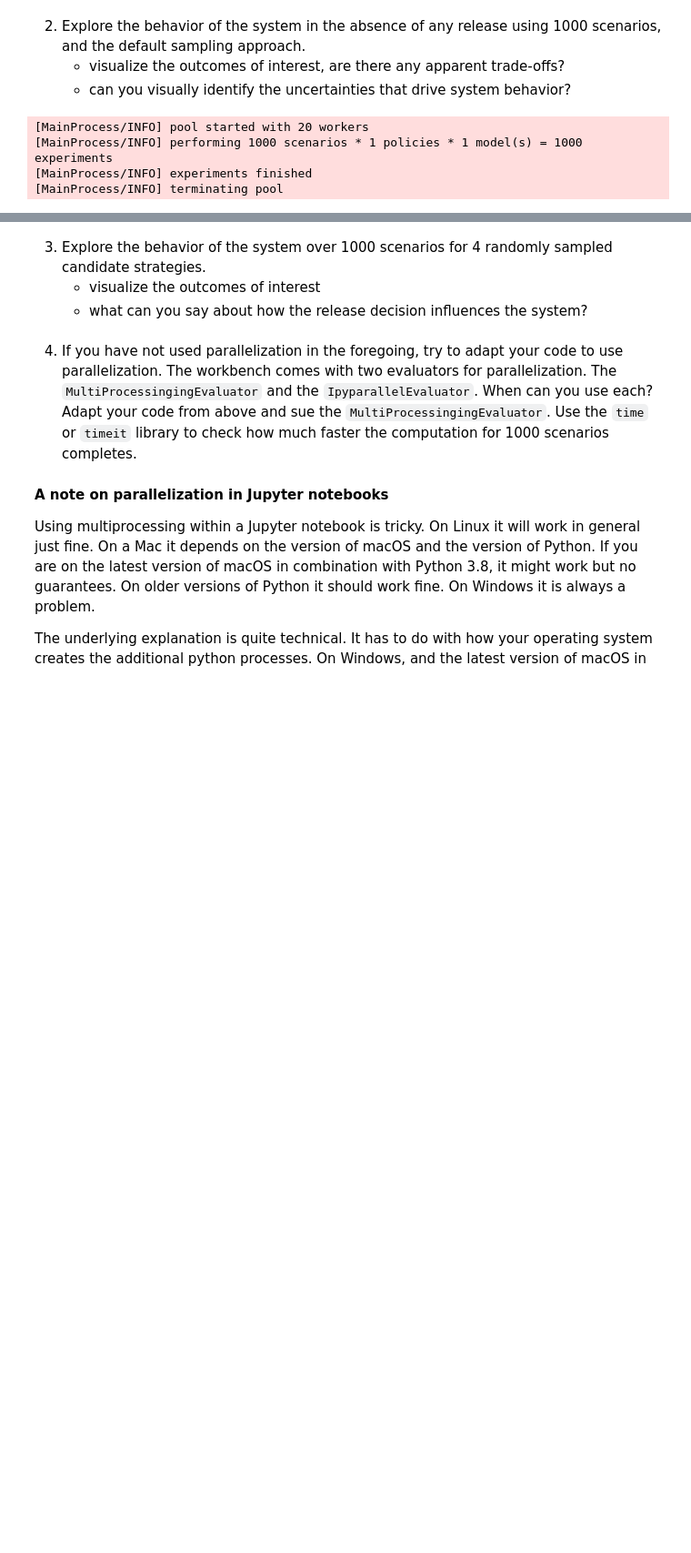
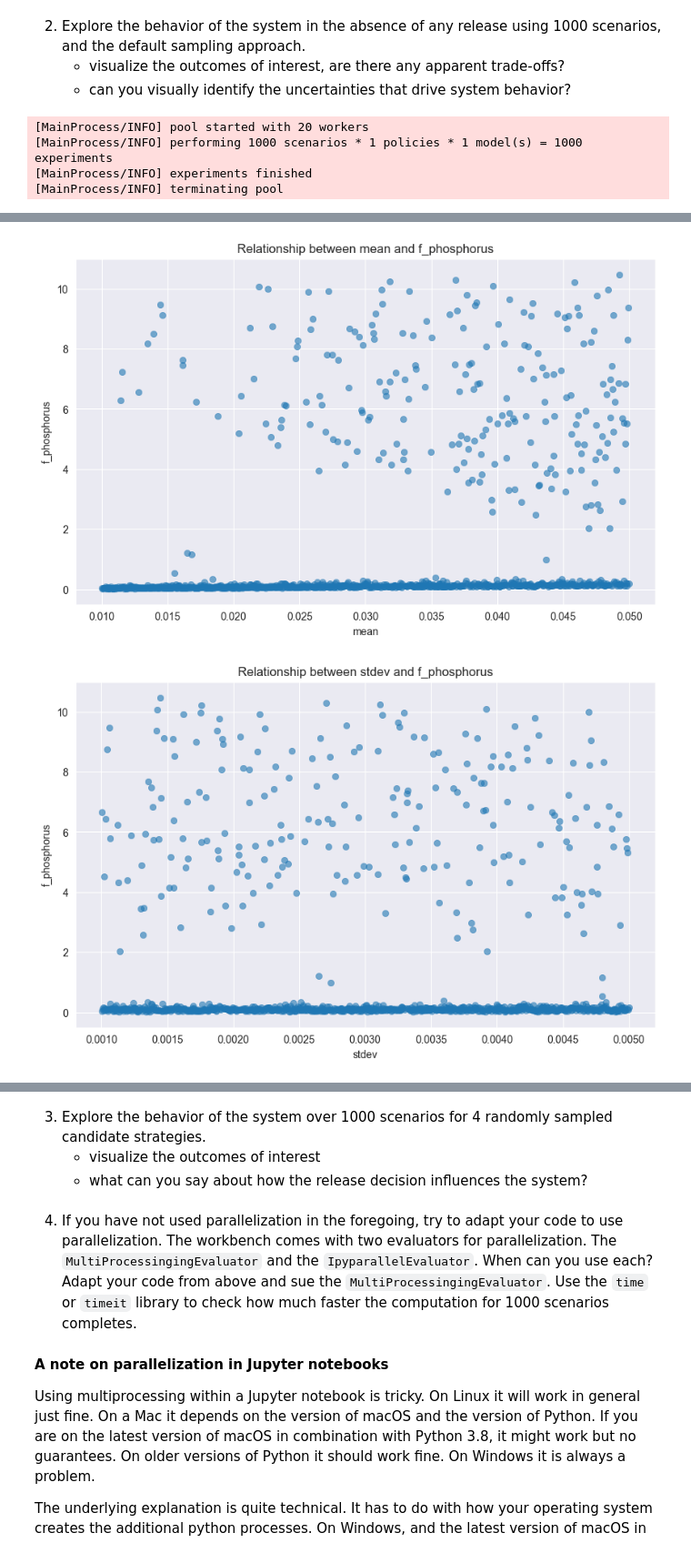
Before and after one commit to IsaacRHall/MBDM-project, a Jupyter notebook: Week 1-2 - general intro to exploratory modelling/assignment 2 - lakemodel.ipynb, the cells around one changed output, grey strips where cells are left out. Shown at 91% size. Saved outputs shown, nothing was run; the diff lists cells and outputs as text; code cells hidden in the pictures; blank space fills up the shorter version.

```diff
--- a/Week 1-2 - general intro to exploratory modelling/assignment 2 - lakemodel.ipynb
+++ b/Week 1-2 - general intro to exploratory modelling/assignment 2 - lakemodel.ipynb
@@ -193,0 +191,27 @@ plt.show()
+# %%
+# Assuming 'experiments' and 'outcomes' are already loaded into DataFrames
+df_experiments = pd.DataFrame(experiments)
+df_outcomes = pd.DataFrame(outcomes)
+
+# Combine experiments and outcomes for easier manipulation
+df = pd.concat([df_experiments, df_outcomes], axis=1)
+
+# List of uncertainty parameters
+uncertainty_parameters = ['mean', 'stdev', 'b', 'q', 'delta']
+
+# List of outcomes of interest
+outcomes_of_interest = ['f_phosphorus', 'f_reliability']
+
+# Create scatter plots
+for outcome in outcomes_of_interest:
+    for param in uncertainty_parameters:
+        plt.figure(figsize=(10, 6))
+        sns.scatterplot(x=param, y=outcome, data=df, alpha=0.6, edgecolor=None)
+        plt.title(f'Relationship between {param} and {outcome}')
+        plt.xlabel(param)
+        plt.ylabel(outcome)
+        plt.grid(True)
+        plt.show()
+# %% [output]
+[figure, added]
+[figure, added]
```
Also changed, not shown: parts of 3 cells of this notebook.
